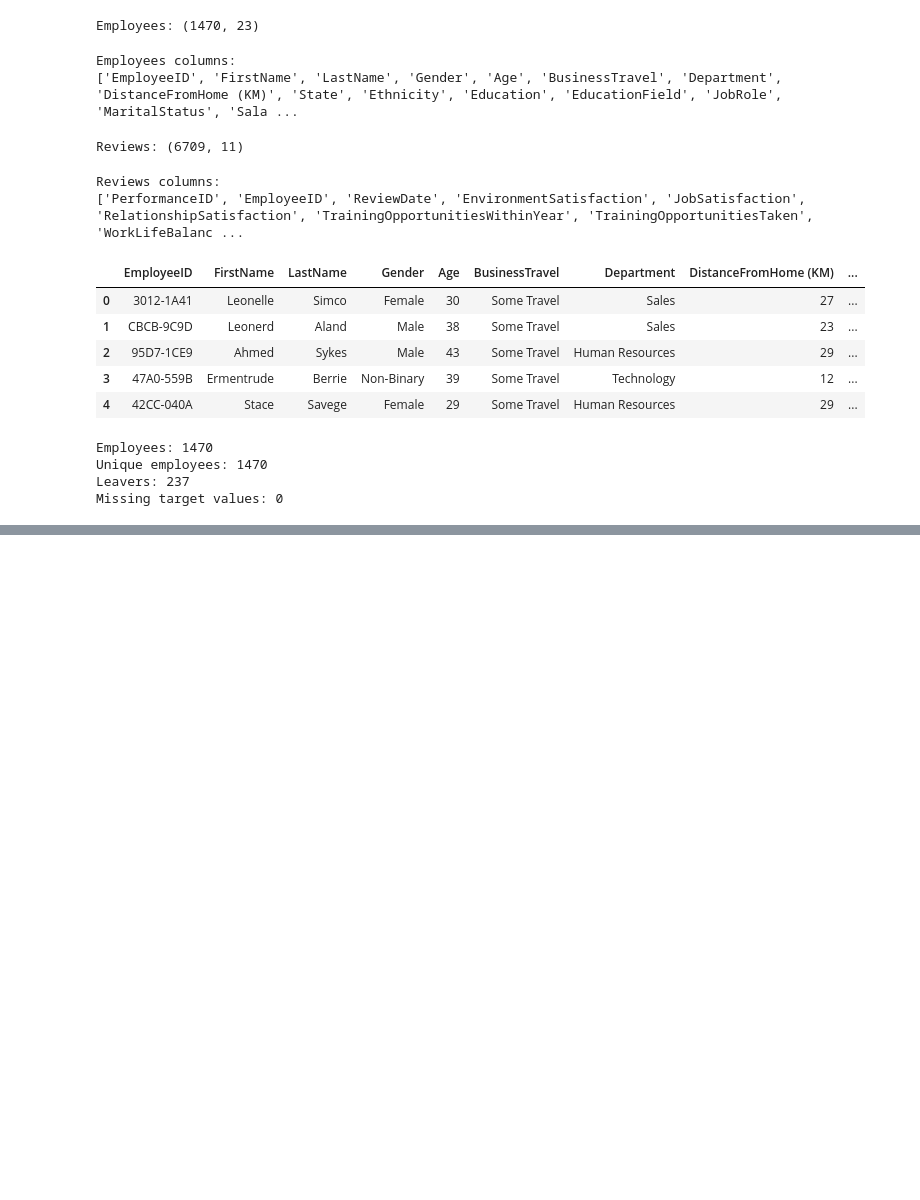
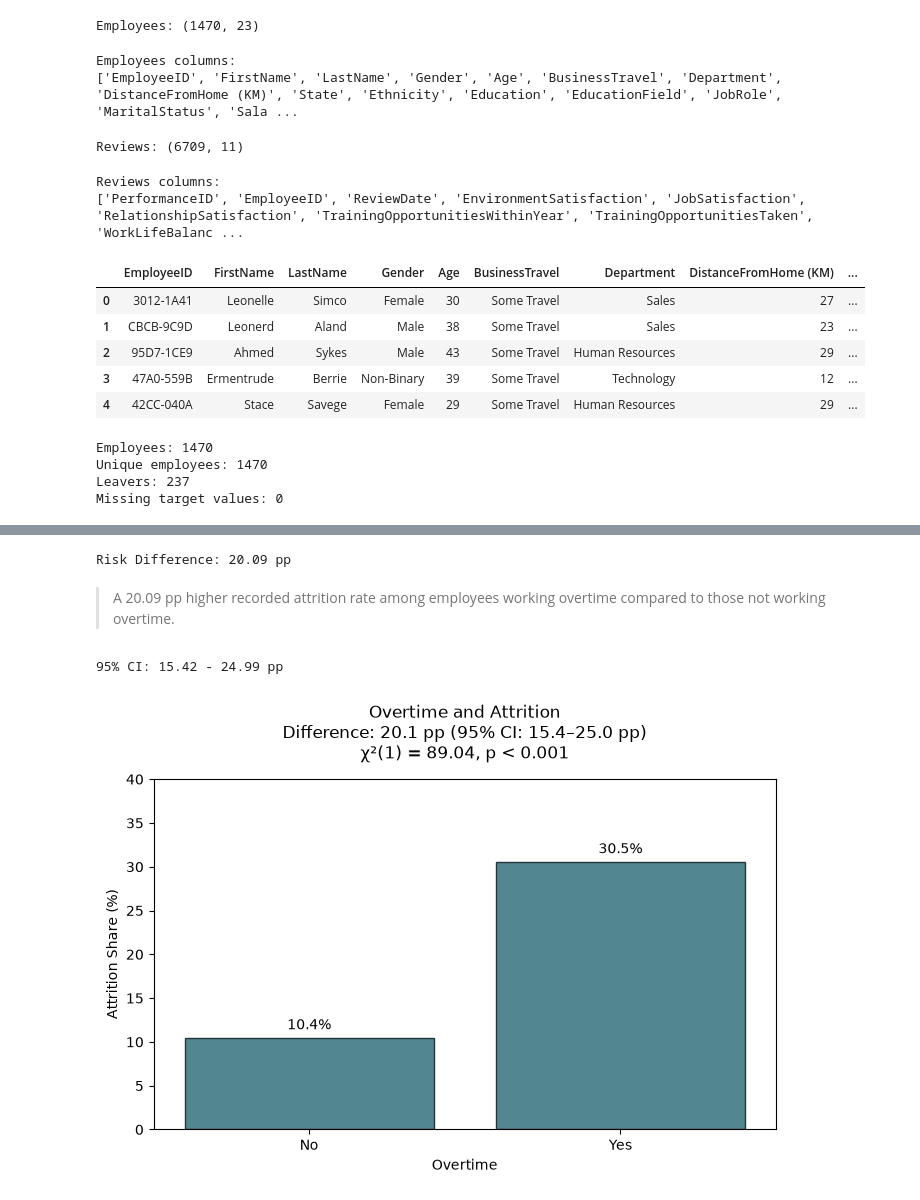
Before and after one commit to romarta/employee-attrition-analytics, a Jupyter notebook: notebooks/attrition_statistical_analysis.ipynb, the cells around one changed output, grey strips where cells are left out. Cells and saved outputs as stored; diff of their text form; code cells hidden in the pictures; blank space fills up the shorter version.

Commit message:
Add overtime attrition statistical analysis

```diff
--- a/notebooks/attrition_statistical_analysis.ipynb
+++ b/notebooks/attrition_statistical_analysis.ipynb
@@ -101,0 +117,4 @@ df_reviewed.to_csv(processed_dir / "reviewed_analysis.csv", index=False)
+# %%
+# Overtime vs Attrition
+table = pd.crosstab(df_workforce["OverTime"], df_workforce["Attrition"])
+table
@@ -101,0 +126,8 @@ df_reviewed.to_csv(processed_dir / "reviewed_analysis.csv", index=False)
+# %%
+# Pearson's Chi-square test
+chi2, p, dof, expected = chi2_contingency(table, correction=False)
+
+print(f"Chi-square: {chi2:.2f}")
+print(f"p-value: {p:.10f}")
+print(f"Degrees of freedom: {dof}")
+print(f"Minimum expected count: {expected.min():.2f}")
@@ -101,0 +155,28 @@ df_reviewed.to_csv(processed_dir / "reviewed_analysis.csv", index=False)
+# %%
+# Difference in recorded attrition shares
+
+share_ot = table.loc["Yes", "Yes"] / table.loc["Yes"].sum()
+share_no_ot = table.loc["No", "Yes"] / table.loc["No"].sum()
+risk_diff = (share_ot - share_no_ot) * 100
+
+print("Risk Difference:", round(risk_diff, 2), "pp")
+# %% [output]
+Risk Difference: 20.09 pp
+# %% [markdown]
+> A 20.09 pp higher recorded attrition rate among employees working overtime compared to those not working overtime.
+# %%
+# 95% CI for the difference in attrition shares
+
+from statsmodels.stats.proportion import confint_proportions_2indep
+
+ci_low, ci_high = confint_proportions_2indep(
+    table.loc["Yes", "Yes"],
+    table.loc["Yes"].sum(),
+    table.loc["No", "Yes"],
+    table.loc["No"].sum(),
+    method="newcomb"
+)
+
+print("95% CI:", round(ci_low * 100, 2), "-", round(ci_high * 100, 2), "pp")
+# %% [output]
+95% CI: 15.42 - 24.99 pp
@@ -101,0 +186,40 @@ df_reviewed.to_csv(processed_dir / "reviewed_analysis.csv", index=False)
+# %%
+# Attrition share by overtime status
+plot_data = pd.DataFrame({
+    "Overtime": ["No", "Yes"],
+    "Attrition Share (%)": [share_no_ot * 100, share_ot * 100]
+})
+
+fig, ax = plt.subplots(figsize=(7, 5))
+
+sns.barplot(
+    data=plot_data,
+    x="Overtime",
+    y="Attrition Share (%)",
+    color="#488E99",
+    edgecolor="#26343C",
+    linewidth=1.0,
+    errorbar=None,
+    ax=ax
+)
+
+ax.bar_label(ax.containers[0], fmt="%.1f%%", padding=4)
+
+p_text = "p < 0.001" if p < 0.001 else f"p = {p:.3f}"
+
+ax.set_title(
+    f"Overtime and Attrition\n"
+    f"Difference: {risk_diff:.1f} pp "
+    f"(95% CI: {ci_low*100:.1f}–{ci_high*100:.1f} pp)\n"
+    f"χ²({dof}) = {chi2:.2f}, {p_text}",
+    pad=15
+)
+
+ax.set_xlabel("Overtime")
+ax.set_ylabel("Attrition Share (%)")
+ax.set_ylim(0, 40)
+
+plt.tight_layout()
+plt.show()
+# %% [output]
+[figure, added]
```
Also changed, not shown: parts of 12 cells of this notebook.
